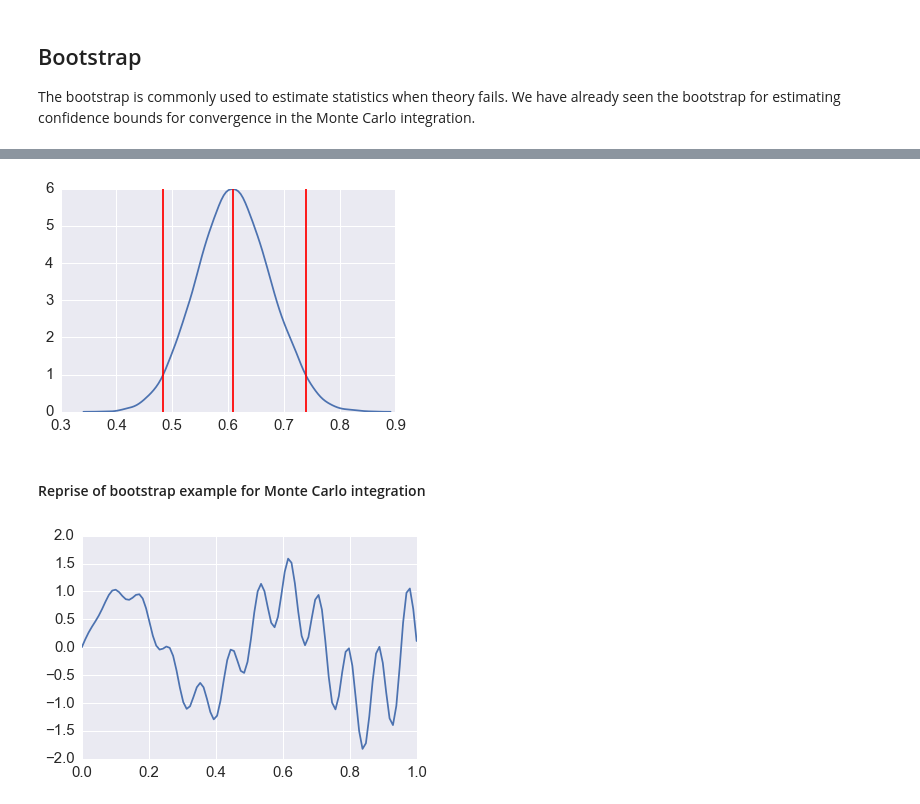
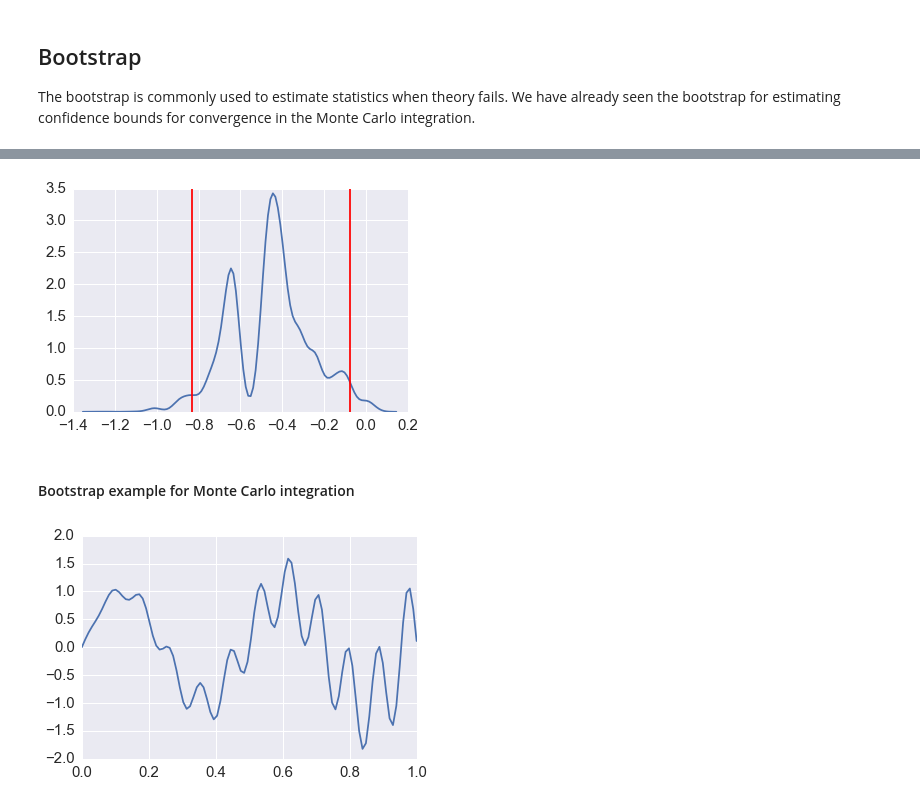
Before and after one commit to cliburn/sta-663-2016, a Jupyter notebook: lectures/15B_ResamplingAndSimulation.ipynb, the cells around one changed output, grey strips where cells are left out. Saved outputs shown, nothing was run; the diff lists cells and outputs as text; code cells hidden in the pictures.

```diff
--- a/lectures/15B_ResamplingAndSimulation.ipynb
+++ b/lectures/15B_ResamplingAndSimulation.ipynb
@@ -153,18 +153,18 @@ pass
 # %%
 n = len(x)
 reps = 10000
 xb = np.random.choice(x, (n, reps))
-mb = xb.mean(axis=0)
+mb = np.percentile(xb, 10, axis=0)
 mb.sort()
 
-lower, median, upper = np.percentile(mb, [2.5, 50, 97.5])
+lower, upper = np.percentile(mb, [2.5, 97.5])
 sns.kdeplot(mb)
-for v in (lower, median, upper):
+for v in (lower, upper):
     plt.axvline(v, color='red')
 # %% [output]
-[figure, old version]
+[figure, new version]
 # %% [markdown]
-#### Reprise of bootstrap example for Monte Carlo integration
+#### Bootstrap example for Monte Carlo integration
 # %%
 def f(x):
     return x * np.cos(71*x) + np.sin(13*x)
```
Also changed, not shown: parts of 24 cells of this notebook, 1 other file.
